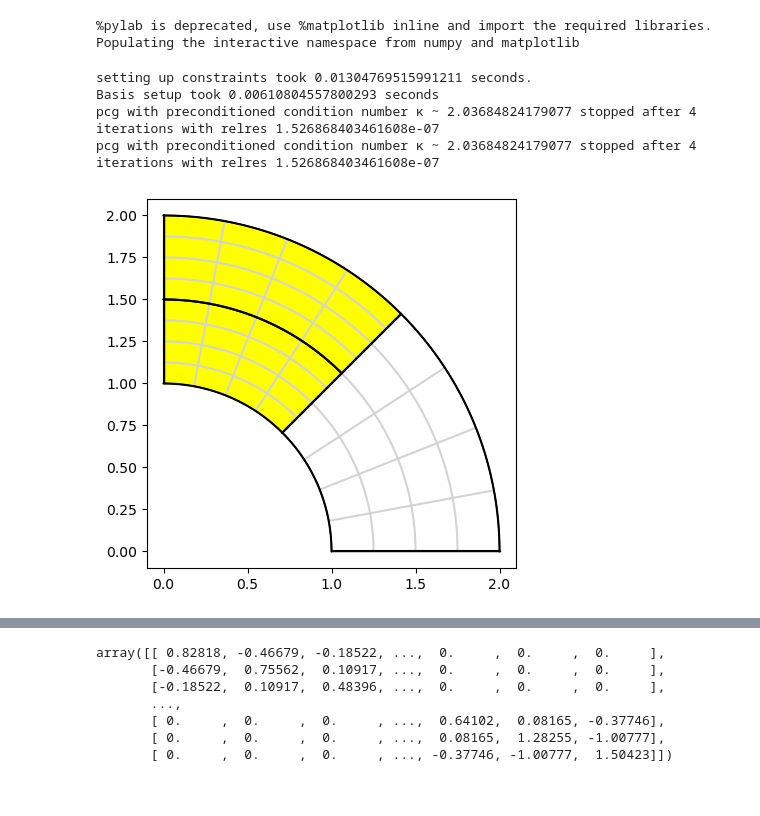
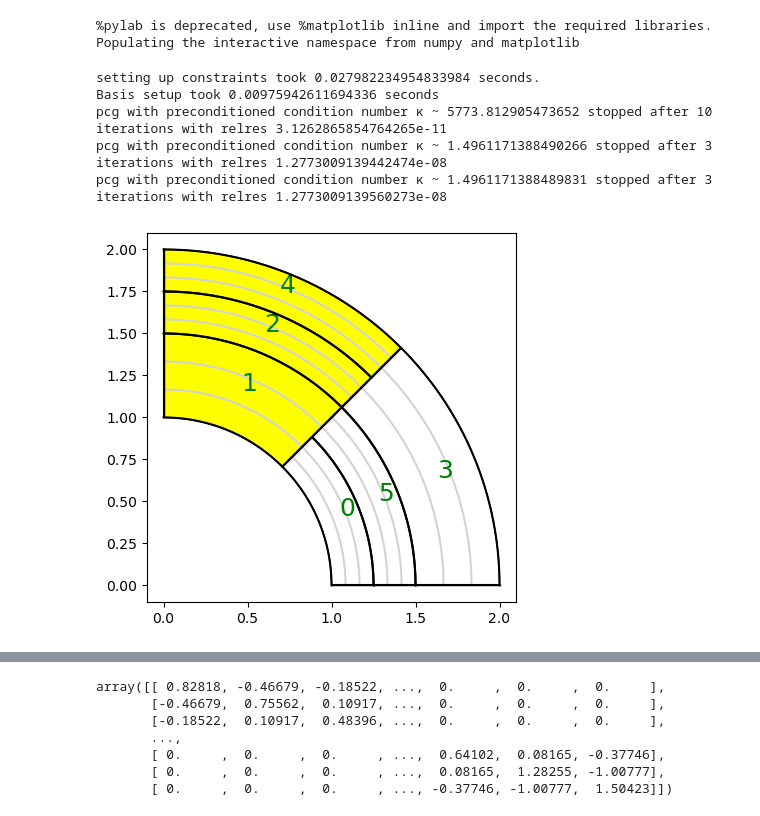
Before and after one commit to Stefan714/pyiga, a Jupyter notebook: notebooks/IETI.ipynb, the cells around one changed output, grey strips where cells are left out. Cells and saved outputs as stored; diff of their text form; code cells hidden in the pictures.

```diff
--- a/notebooks/IETI.ipynb
+++ b/notebooks/IETI.ipynb
@@ -41,7 +41,7 @@ class IetiDP:
                     self.dir_vals[p]=[vals_]
 
         for p in self.dir_idx:
-            self.dir_idx[p], lookup = np.unique(self.dir_idx[p], return_index = True)
+            self.dir_idx[p], lookup = np.unique(np.concatenate(self.dir_idx[p]), return_index = True)
             self.dir_vals[p] = np.concatenate(self.dir_vals[p])[lookup]
 
         if self.elim:
@@ -585,26 +586,32 @@ def MsD_deluxe_Op(I):
     M_deluxe=[]
     for (p1,b1) in I.space.L_intfs:
         R1 = scipy.sparse.vstack([I.R_interior[p1],I.R_interfaces[(p1,b1)]])
-        A = [R1@I.Ak[p1]@R1.T]
-        B = [I.Bk[p1]@R1.T]
-        P=[]
+        c = I.Ck[p1]@R1.T
+        c = c[c.getnnz(1)>0]
+        A = [scipy.sparse.bmat([[R1@I.Ak[p1]@R1.T,c.T],[c,None]])]
+        B = [scipy.sparse.hstack([I.Bk[p1]@R1.T,csr_matrix((I.Bk[p1].shape[0],c.shape[0]))])]
+        P = []
+        #print(c.toarray())
         for (p2,b2) in I.space.L_intfs[(p1,b1)]:
             R2 = scipy.sparse.vstack([I.R_interior[p2],I.R_interfaces[(p2,b2)]])
             A.append(R2@I.Ak[p2]@R2.T)
             B.append(I.Bk[p2]@R2.T)
             P.append(I.B_gamma[:,I.S_ofs[p2]:I.S_ofs[p2+1]]@I.R_skeleton[p2]@I.R_interfaces[(p2,b2)].T)
 
+        #B.append(scipy.sparse.csr_matrix((I.Bk[p1].shape[0],c.shape[0])))
         A = scipy.sparse.block_diag(A)
         B = scipy.sparse.hstack(B)
         P = scipy.sparse.hstack(P)
-        r_idx = B[:,R1.shape[0]:].getnnz(1)>0
+        #print(B.data)
+        r_idx = (B[:,(R1.shape[0]+c.shape[0]):].getnnz(1)>0)
         n_c = sum(r_idx)
 
         Mat = -scipy.sparse.block_array([[A, B[r_idx,:].T],[B[r_idx,:], None]], format="csc")
         n = Mat.shape[0]
         X = aslinearoperator(P@scipy.sparse.hstack([scipy.sparse.csc_matrix((n_c,n-n_c)),scipy.sparse.identity(n_c, format='csc')]))
 
-        M_deluxe.append(X@solvers.make_solver(Mat).dot(X.T))
+        M_deluxe.append(X@solvers.make_solver(Mat, symmetric=True, spd=False).dot(X.T))
+        #print(Mat.toarray())
     return sum(M_deluxe)
 # %%
 def MsD_deluxe_whole(I):
@@ -641,56 +648,63 @@ def MsD_deluxe_whole2(I):
     #print(I.B_gamma@I.Psi_gamma@np.linalg.inv(I.S_prim)@I.Psi_gamma.T@I.B_gamma.T)
     return solvers.make_solver(np.array([b@(s)@b.T for p,(s,b,c) in enumerate(zip(S,B,C))]).sum(axis=0))# + I.B_gamma@I.Psi_gamma@np.linalg.inv(I.S_prim)@I.Psi_gamma.T@I.B_gamma.T)
 # %%
-deg = 2
-N = 4
+deg = 1
+N = 3
 #M = checkerboard2(deg,N,1)
-M = Tshapes(deg,N,1)
+knots= (bspline.make_knots(deg,0,1,1),bspline.make_knots(deg,0,1,N))
+M = topology.PatchMesh([(knots,geometry.quarter_annulus())])
+M.split_patch(0,axis=0)
+M.split_patch(1,axis=1)
 M.set_domain_id({1:{0}})
-#M.split_patch(1,axis=1)
-#M.split_patch(0,axis=1)
-#M.split_patch(2,axis=1)
+#M.draw()
+M.split_patch(0,axis=1)
+M.split_patch(2,axis=1)
+M.split_patch(0,axis=1)
 MP = assemble.Multipatch(M, automatch=True)
+
 dir_data = {0: lambda x,y: 0.}
 #MP.set_dirichlet_boundary(dir_data)
 f={0:lambda x,y: 1.,1:lambda x,y: 1.}
-gamma = 1e6
+gamma = 100
 #var = 1
 
 #MP.h_refine({0:-1,3:-1})
 #MP.h_refine({3:None, 6:None, 8:None, 10:None})
 #MP.h_refine({26:None})
 MP.set_dirichlet_boundary(dir_data)
 
 a = {0:gamma, 1:1.}
-MP.mesh.draw(knots=1, patch_idx=0, color={1:"white", 0:"yellow"})
+MP.mesh.draw(knots=1, patch_idx=1, color={1:"white", 0:"yellow"})
 
 Kh = sum([MP.assemble_volume(problem='a*inner(grad(u),grad(v))* dx', arity=2, domain_id=d, a=a[d]) for d in MP.mesh.domains])
 Fh = sum([MP.assemble_volume(problem='f * v * dx', arity=1, domain_id=d, f=f[d], physical=True) for d in MP.mesh.domains])
 dir_bcs = MP.compute_dirichlet_bcs(dir_data)
 RL = assemble.RestrictedLinearSystem(Kh,Fh,dir_bcs)
 u_exact = RL.complete(scipy.sparse.linalg.spsolve(RL.A,RL.b))
 
 #MP.Constr = parametersort(MP,a)
-parametersort(MP,a)
+#parametersort(MP,a)
 I = IetiDP(MP, dir_data = dir_data, elim=0)
 I.assemble(problem='a*inner(grad(u),grad(v))* dx',f=f, a=a)
 I.construct_primal_constraints(redundant=False, fat = False)
 I.construct_primal_basis()
 I.remove_dir_from_system()
 
 F,b = I.compute_F()
 F_mat = F@np.eye(F.shape[0])
 I.compute_S()
 
-MsD1 = MsD_deluxe_whole(I)
+MsD1 = MsD_deluxe_Op(I)
 MsD2 = MsD_deluxe(I)
-#MsD = I.MsD(method="selection", as_matrix=1)
+MsD3 = MsD_deluxe_whole(I)
 
 lam, it, min_eig, max_eig, r = solvers.pcg(F, b, x0=None, maxiter=200, P=MsD1, output=1, rtol=1e-6, atol=1e-12)
 lam, it, min_eig, max_eig, r = solvers.pcg(F, b, x0=None, maxiter=200, P=MsD2, output=1, rtol=1e-6, atol=1e-12)
+lam, it, min_eig, max_eig, r = solvers.pcg(F, b, x0=None, maxiter=200, P=MsD3, output=1, rtol=1e-6, atol=1e-12)
 # %% [output]
-setting up constraints took 0.01304769515991211 seconds.
-Basis setup took 0.00610804557800293 seconds
-pcg with preconditioned condition number κ ~ 2.03684824179077 stopped after 4 iterations with relres 1.526868403461608e-07
-pcg with preconditioned condition number κ ~ 2.03684824179077 stopped after 4 iterations with relres 1.526868403461608e-07
+setting up constraints took 0.027982234954833984 seconds.
+Basis setup took 0.00975942611694336 seconds
+pcg with preconditioned condition number κ ~ 5773.812905473652 stopped after 10 iterations with relres 3.1262865854764265e-11
+pcg with preconditioned condition number κ ~ 1.4961171388490266 stopped after 3 iterations with relres 1.2773009139442474e-08
+pcg with preconditioned condition number κ ~ 1.4961171388489831 stopped after 3 iterations with relres 1.2773009139560273e-08
-[figure, old version]
+[figure, new version]
```
Also changed, not shown: parts of 22 cells of this notebook, 1 other file.
